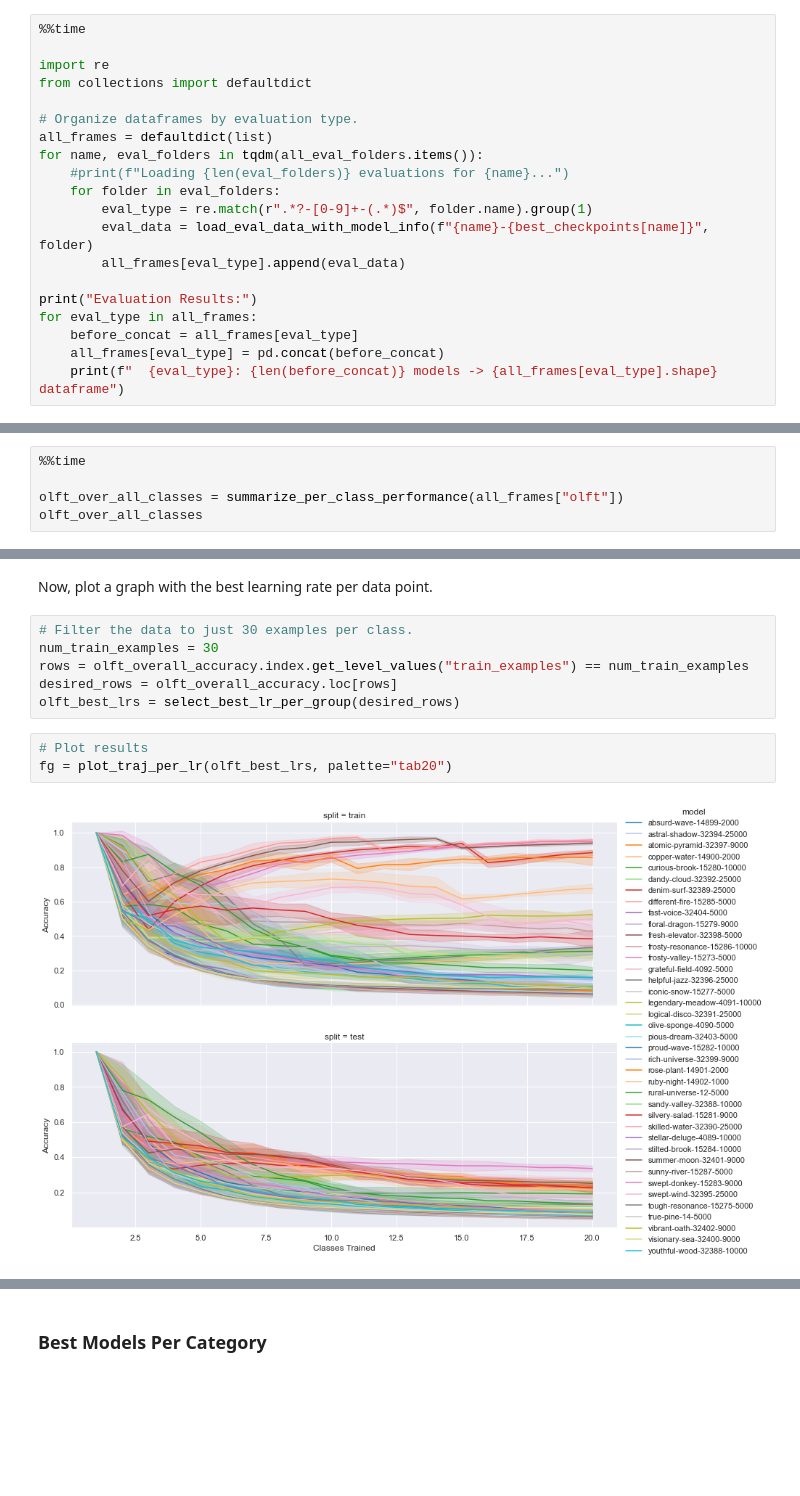
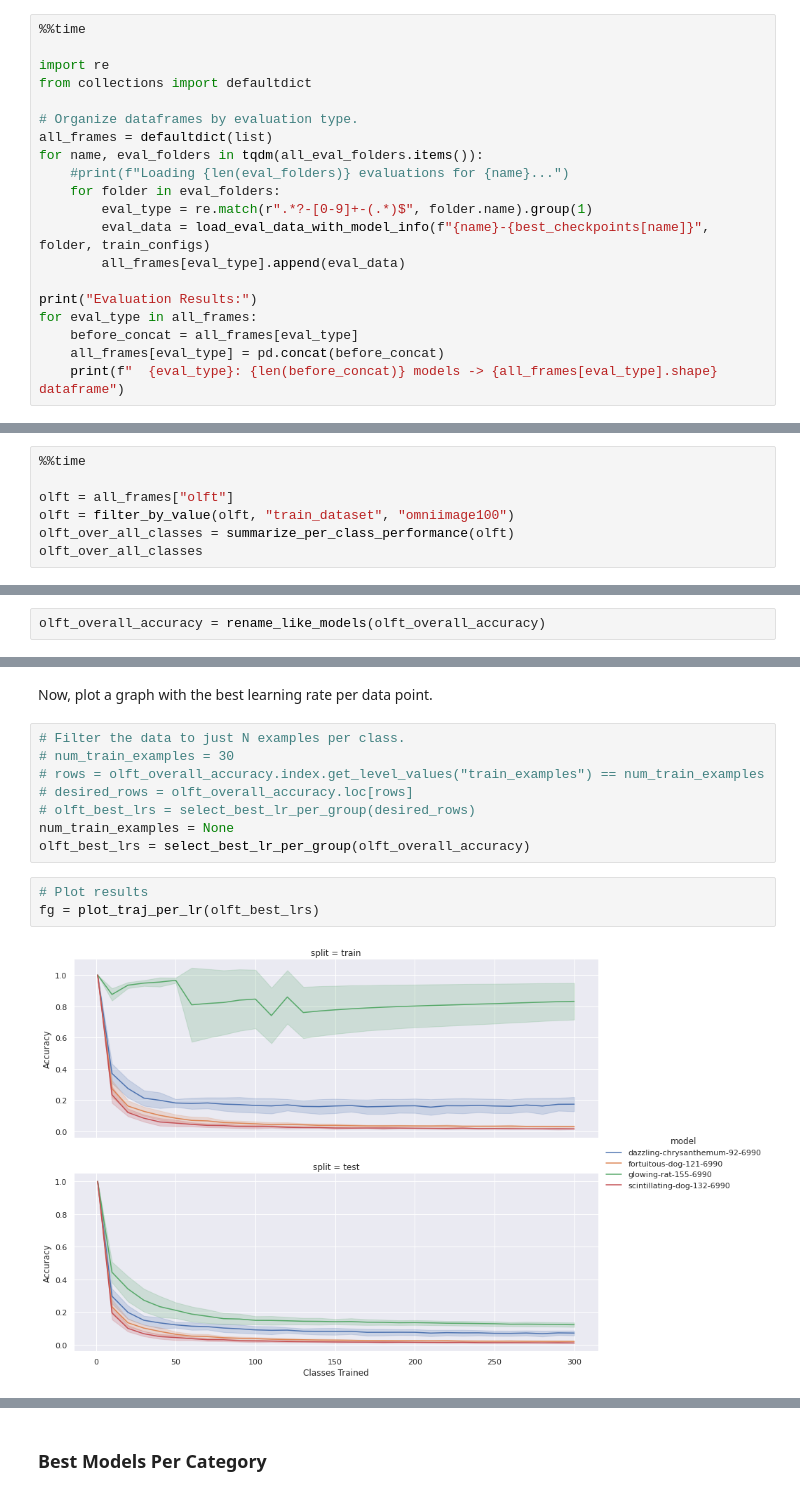
Before and after one commit to uvm-neurobotics-lab/higherANML, a Jupyter notebook: notebooks/result-gathering.ipynb, the cells around one changed output, grey strips where cells are left out. Saved outputs shown, nothing was run; the diff lists cells and outputs as text; blank space fills up the shorter version.

```diff
--- a/notebooks/result-gathering.ipynb
+++ b/notebooks/result-gathering.ipynb
@@ -460,7 +593,7 @@ for name, eval_folders in tqdm(all_eval_folders.items()):
     #print(f"Loading {len(eval_folders)} evaluations for {name}...")
     for folder in eval_folders:
         eval_type = re.match(r".*?-[0-9]+-(.*)$", folder.name).group(1)
-        eval_data = load_eval_data_with_model_info(f"{name}-{best_checkpoints[name]}", folder)
+        eval_data = load_eval_data_with_model_info(f"{name}-{best_checkpoints[name]}", folder, train_configs)
         all_frames[eval_type].append(eval_data)
 
 print("Evaluation Results:")
@@ -573,6 +706,8 @@ Summarize the One-Layer Fine-Tuning (OLFT) data, and view the dataframe to check
 # %%
 %%time
 
-olft_over_all_classes = summarize_per_class_performance(all_frames["olft"])
+olft = all_frames["olft"]
+olft = filter_by_value(olft, "train_dataset", "omniimage100")
+olft_over_all_classes = summarize_per_class_performance(olft)
 olft_over_all_classes
 # %% [output]
@@ -596,0 +752,2 @@ olft_overall_accuracy = combine_train_test_columns(olft_over_all_classes)
+# %%
+olft_overall_accuracy = rename_like_models(olft_overall_accuracy)
@@ -597,13 +764,15 @@ olft_overall_accuracy = combine_train_test_columns(olft_over_all_classes)
 # %% [markdown]
 Now, plot a graph with the best learning rate per data point.
 # %%
-# Filter the data to just 30 examples per class.
-num_train_examples = 30
-rows = olft_overall_accuracy.index.get_level_values("train_examples") == num_train_examples
-desired_rows = olft_overall_accuracy.loc[rows]
-olft_best_lrs = select_best_lr_per_group(desired_rows)
+# Filter the data to just N examples per class.
+# num_train_examples = 30
+# rows = olft_overall_accuracy.index.get_level_values("train_examples") == num_train_examples
+# desired_rows = olft_overall_accuracy.loc[rows]
+# olft_best_lrs = select_best_lr_per_group(desired_rows)
+num_train_examples = None
+olft_best_lrs = select_best_lr_per_group(olft_overall_accuracy)
 # %%
 # Plot results
-fg = plot_traj_per_lr(olft_best_lrs, palette="tab20")
+fg = plot_traj_per_lr(olft_best_lrs)
 # %% [output]
-[figure, old version]
+[figure, new version]
```
Also changed, not shown: parts of 40 cells of this notebook, 1 other file.
